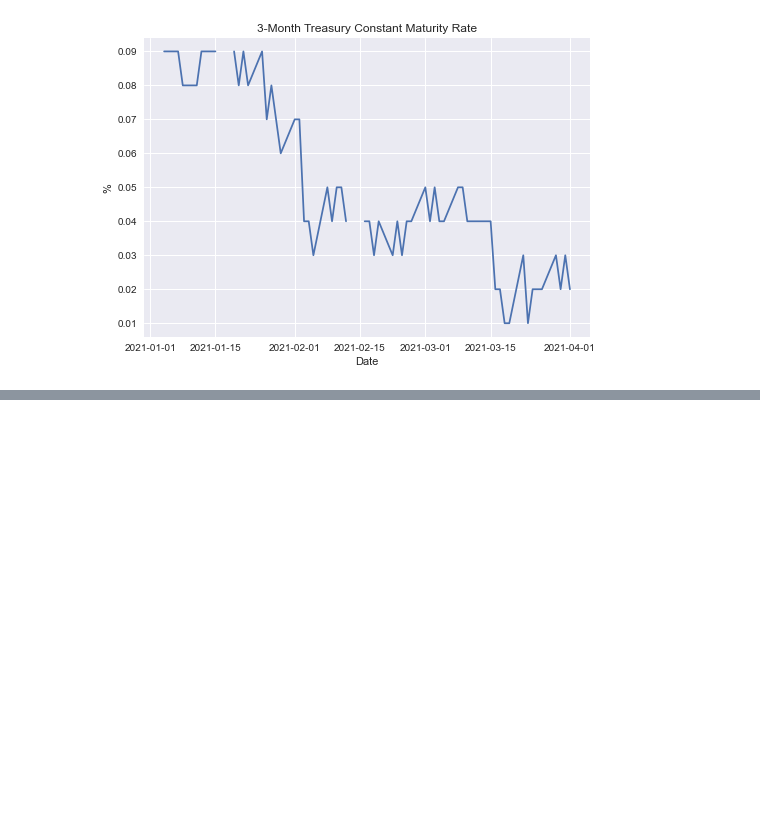
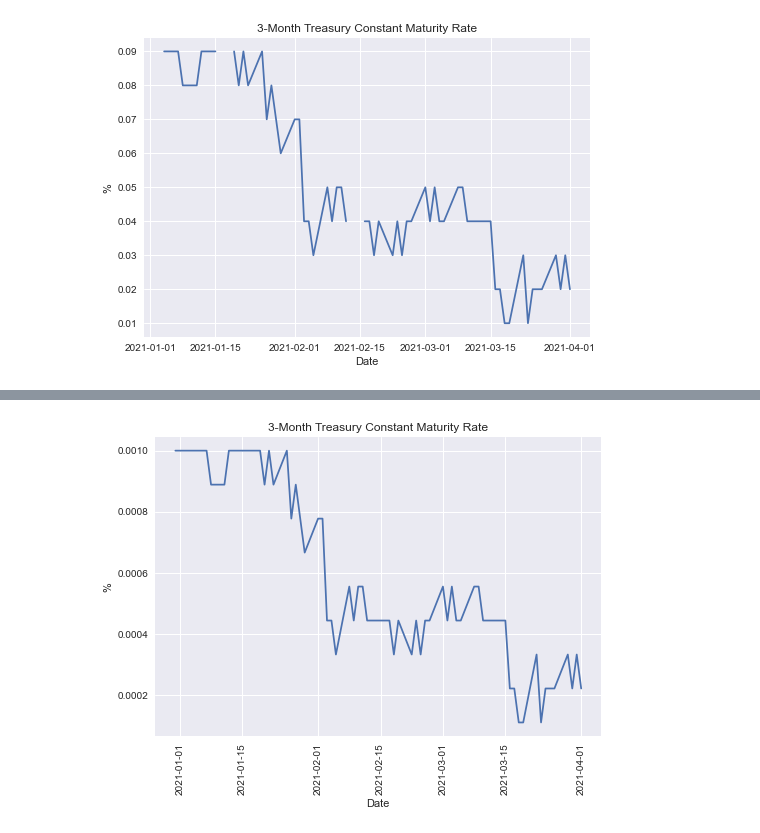
Before and after one commit to ddimucci/Manning_Stocks_Course, a Jupyter notebook: Manning_Live_Project/Manning_Linear_Regression_For_Valuation.ipynb, the cells around one changed output, grey strips where cells are left out. Cells and saved outputs as stored; diff of their text form; code cells hidden in the pictures; blank space fills up the shorter version.

```diff
--- a/Manning_Live_Project/Manning_Linear_Regression_For_Valuation.ipynb
+++ b/Manning_Live_Project/Manning_Linear_Regression_For_Valuation.ipynb
@@ -128,0 +152,12 @@ dtype: float64
+# %%
+rf = risk_free_rate / 90
+rf = rf.dropna().iloc[:-1]
+# %%
+plt.plot(rf)
+plt.xlabel('Date')
+plt.ylabel('%')
+plt.title('3-Month Treasury Constant Maturity Rate')
+plt.xticks(rotation=90)
+plt.show()
+# %% [output]
+[figure, added]
```
Also changed, not shown: parts of 11 cells of this notebook.
